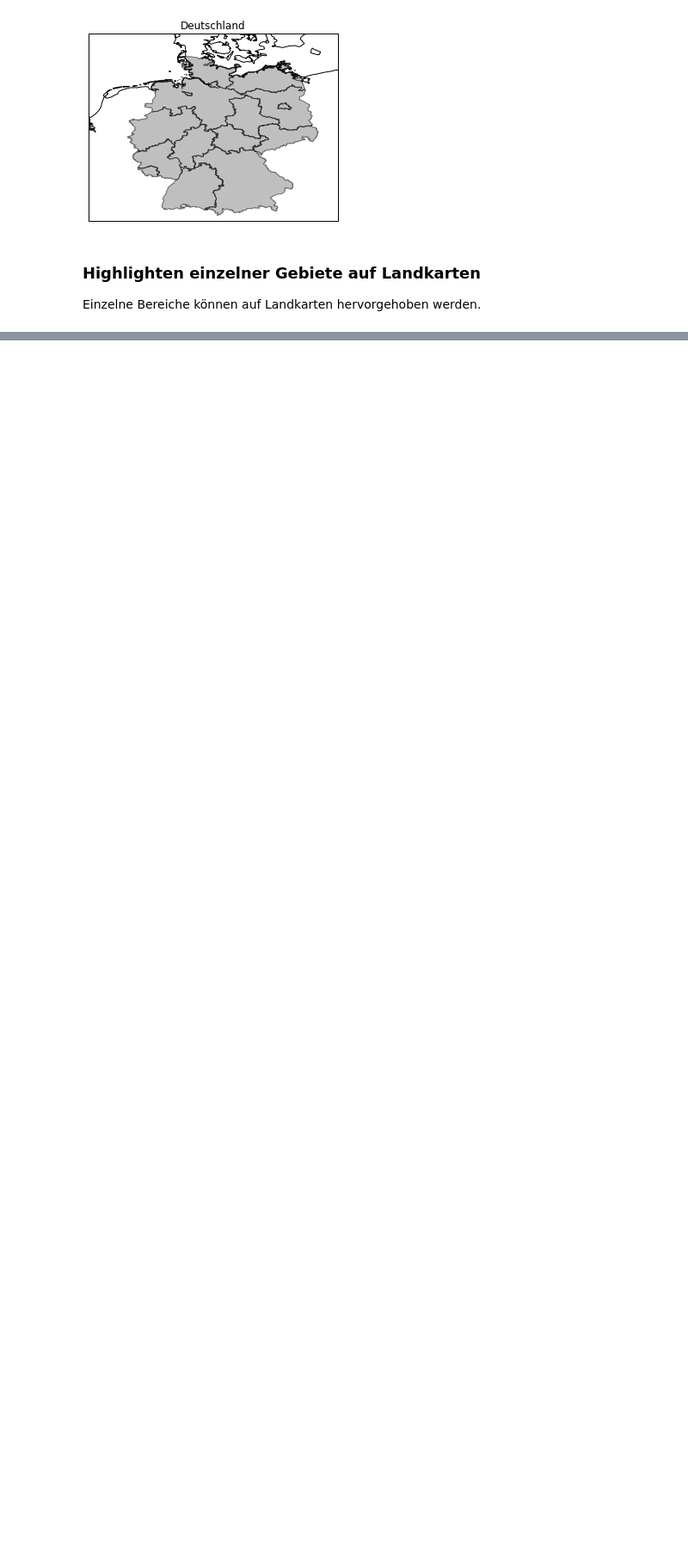
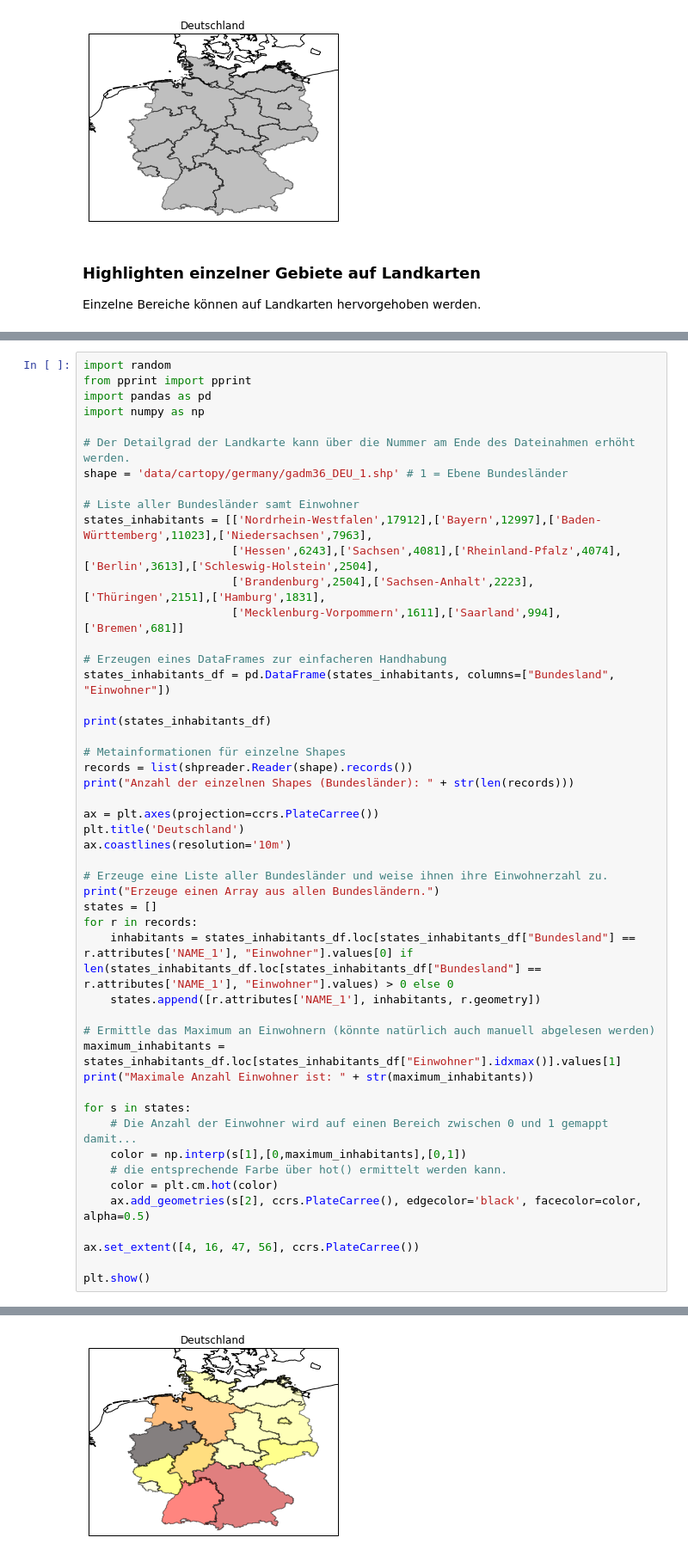
Before and after one commit to padmalcom/datutorial, a Jupyter notebook: 2 Datenvisualisierung.ipynb, the cells around one changed output, grey strips where cells are left out. Shown: that part at 86% size. Drawn from its saved outputs; the diff is of its cells as text; blank space fills up the shorter version.

Commit message:
Added color gradient map

```diff
--- a/2 Datenvisualisierung.ipynb
+++ b/2 Datenvisualisierung.ipynb
@@ -200,0 +207,50 @@ Ohne 358 mit: 45 gesamt: 403
+# %%
+import random
+from pprint import pprint
+import pandas as pd
+import numpy as np
+
+# Der Detailgrad der Landkarte kann über die Nummer am Ende des Dateinahmen erhöht werden.
+shape = 'data/cartopy/germany/gadm36_DEU_1.shp' # 1 = Ebene Bundesländer
+
+# Liste aller Bundesländer samt Einwohner
+states_inhabitants = [['Nordrhein-Westfalen',17912],['Bayern',12997],['Baden-Württemberg',11023],['Niedersachsen',7963],
+                      ['Hessen',6243],['Sachsen',4081],['Rheinland-Pfalz',4074],['Berlin',3613],['Schleswig-Holstein',2504],
+                      ['Brandenburg',2504],['Sachsen-Anhalt',2223],['Thüringen',2151],['Hamburg',1831],
+                      ['Mecklenburg-Vorpommern',1611],['Saarland',994], ['Bremen',681]]
+
+# Erzeugen eines DataFrames zur einfacheren Handhabung
+states_inhabitants_df = pd.DataFrame(states_inhabitants, columns=["Bundesland", "Einwohner"])
+
+print(states_inhabitants_df)
+
+# Metainformationen für einzelne Shapes
+records = list(shpreader.Reader(shape).records())
+print("Anzahl der einzelnen Shapes (Bundesländer): " + str(len(records)))
+
+ax = plt.axes(projection=ccrs.PlateCarree())
+plt.title('Deutschland')
+ax.coastlines(resolution='10m')
+
+# Erzeuge eine Liste aller Bundesländer und weise ihnen ihre Einwohnerzahl zu.
+print("Erzeuge einen Array aus allen Bundesländern.")
+states = []
+for r in records:
+    inhabitants = states_inhabitants_df.loc[states_inhabitants_df["Bundesland"] == r.attributes['NAME_1'], "Einwohner"].values[0] if len(states_inhabitants_df.loc[states_inhabitants_df["Bundesland"] == r.attributes['NAME_1'], "Einwohner"].values) > 0 else 0
+    states.append([r.attributes['NAME_1'], inhabitants, r.geometry])
+
+# Ermittle das Maximum an Einwohnern (könnte natürlich auch manuell abgelesen werden)
+maximum_inhabitants = states_inhabitants_df.loc[states_inhabitants_df["Einwohner"].idxmax()].values[1]
+print("Maximale Anzahl Einwohner ist: " + str(maximum_inhabitants))
+
+for s in states:
+    # Die Anzahl der Einwohner wird auf einen Bereich zwischen 0 und 1 gemappt damit...
+    color = np.interp(s[1],[0,maximum_inhabitants],[0,1])
+    # die entsprechende Farbe über hot() ermittelt werden kann.
+    color = plt.cm.hot(color)
+    ax.add_geometries(s[2], ccrs.PlateCarree(), edgecolor='black', facecolor=color, alpha=0.5)
+
+ax.set_extent([4, 16, 47, 56], ccrs.PlateCarree())
+
+plt.show()
+# %% [output]
@@ -200,0 +277 @@ Ohne 358 mit: 45 gesamt: 403
+[figure, added]
```
Also changed, not shown: parts of 4 cells of this notebook, 2 other files.
